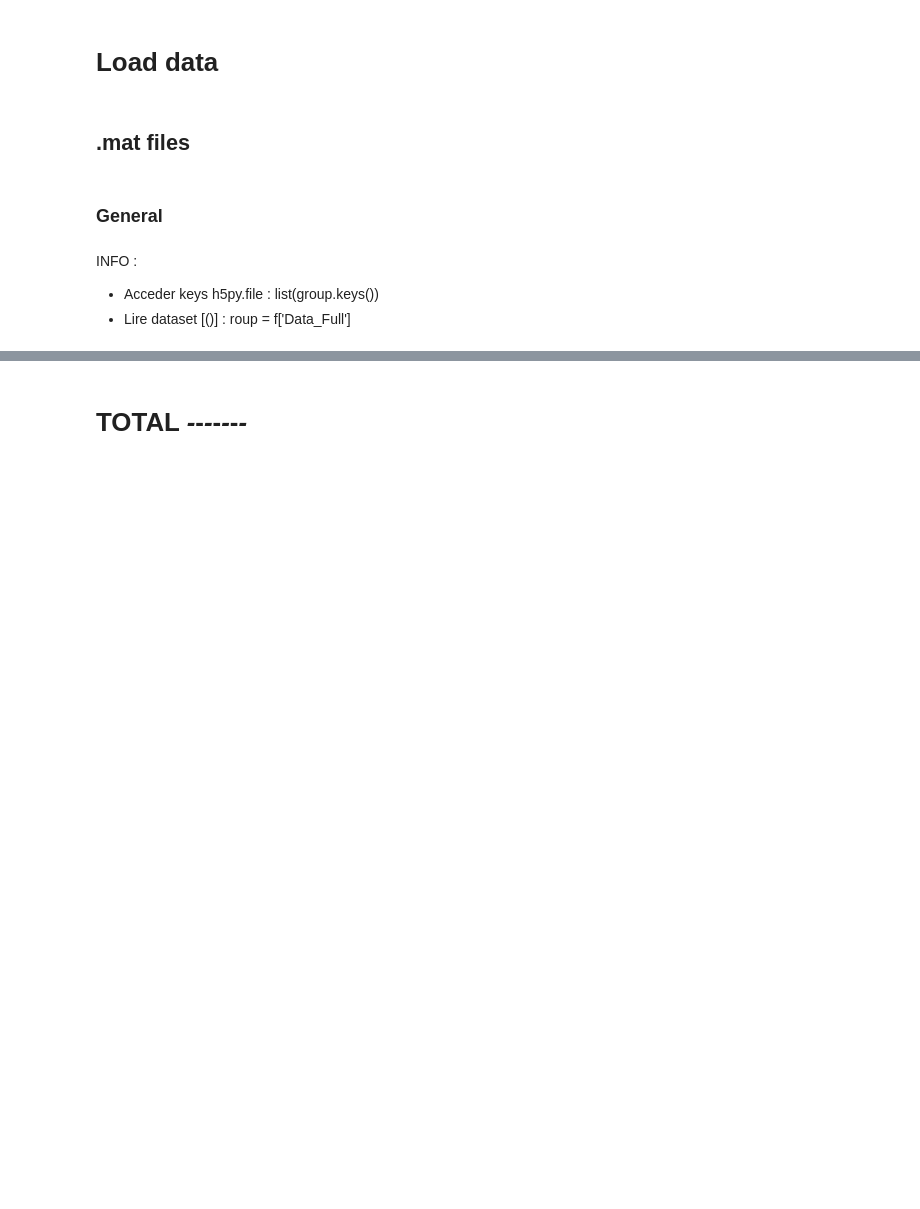
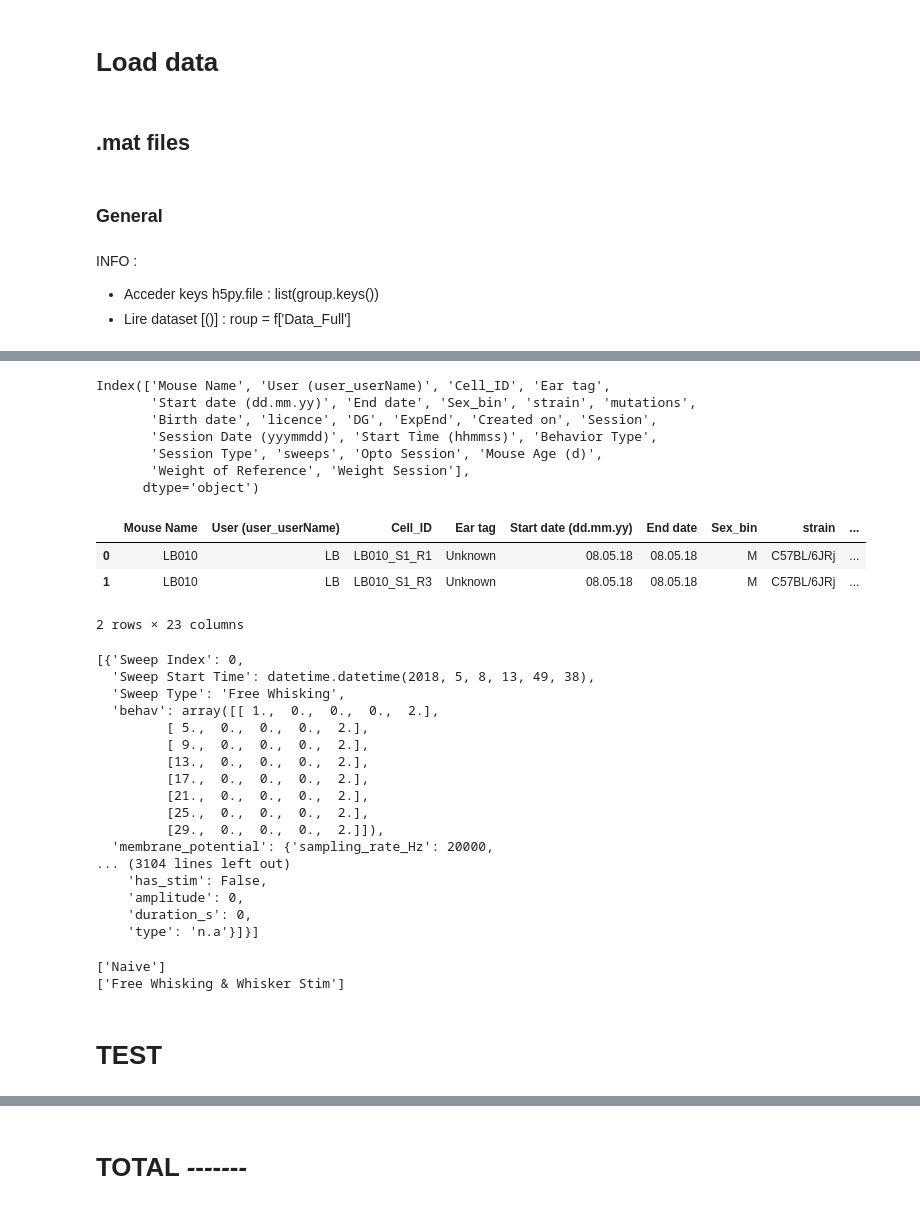
Before and after one commit to loris-fab/NWB_converter_PB, a Jupyter notebook: LO_NWB_conversion_PB.ipynb, the cells around one changed output, grey strips where cells are left out. Drawn from its saved outputs; the diff is of its cells as text; code cells hidden in the pictures; blank space fills up the shorter version.

```diff
--- a/LO_NWB_conversion_PB.ipynb
+++ b/LO_NWB_conversion_PB.ipynb
@@ -497,0 +36,9 @@ dataframe_csv_file.head(30)
+# %%
+#choice_mouses = [ "LB010", "LB011", "LB012", "LB013", "LB014", "LB015", "LB017", "LB018", "LB019", "LB021", "LB022", "LB023", "LB024", "LB025", "LB026", "LB027", "LB028", "LB030", "LB031", "LB032", "LB033", "LB034", "LB035", "LB036", "LB037", "LB039", "LB042", "LB043", "LB044", "LB045", "LB046", "LB047", "LS001", "LS003"]#, "SC014", "SC016", "SC017"] # All without SC
+#choice_mouses = [ "LB010",  "LB012", "LB013",  "LB015", "LB017","LB019",  "LB022", "LB023",  "LB025",  "LB027", "LB028",  "LB031", "LB032",  "LB034",  "LB036", "LB037", "LB039", "LB042", "LB043",  "LB045", "LB047", "LS001", "LS003"] #Semi-all
+#choice_mouses = ["LB010", "LB011", 'LB012', 'LB039', 'LB042', 'LS001']
+choice_mouses = ["LB010"]
+mat_file = mat_file
+#--------
+importlib.reload(converters.Initiation_nwb)
+csv_data = converters.Initiation_nwb.files_to_dataframe(mat_file = mat_file, choice_mouses = choice_mouses)
@@ -497,0 +51,46 @@ dataframe_csv_file.head(30)
+# %%
+display(csv_data.columns)
+display(csv_data[['Mouse Name', 'User (user_userName)', 'Cell_ID', 'Ear tag',
+        'Start date (dd.mm.yy)', 'End date', 'Sex_bin', 'strain', 'mutations',
+        'Birth date', 'licence', 'DG', 'ExpEnd', 'Created on', 'Session',
+        'Session Date (yyymmdd)', 'Start Time (hhmmss)', 'Behavior Type',
+        'Session Type', 'Opto Session', 'Mouse Age (d)', 'Weight of Reference',
+        'Weight Session']].head(5))
+display(csv_data.iloc[0]["sweeps"][:1])
+# %% [output]
+Index(['Mouse Name', 'User (user_userName)', 'Cell_ID', 'Ear tag',
+       'Start date (dd.mm.yy)', 'End date', 'Sex_bin', 'strain', 'mutations',
+       'Birth date', 'licence', 'DG', 'ExpEnd', 'Created on', 'Session',
+       'Session Date (yyymmdd)', 'Start Time (hhmmss)', 'Behavior Type',
+       'Session Type', 'sweeps', 'Opto Session', 'Mouse Age (d)',
+       'Weight of Reference', 'Weight Session'],
+      dtype='object')
+|  | Mouse Name | User (user_userName) | Cell_ID | Ear tag | Start date (dd.mm.yy) | End date | Sex_bin | strain | ... |
+| 0 | LB010 | LB | LB010_S1_R1 | Unknown | 08.05.18 | 08.05.18 | M | C57BL/6JRj | ... |
+| 1 | LB010 | LB | LB010_S1_R3 | Unknown | 08.05.18 | 08.05.18 | M | C57BL/6JRj | ... |
+2 rows × 23 columns
+[{'Sweep Index': 0,
+  'Sweep Start Time': datetime.datetime(2018, 5, 8, 13, 49, 38),
+  'Sweep Type': 'Free Whisking',
+  'behav': array([[ 1.,  0.,  0.,  0.,  2.],
+         [ 5.,  0.,  0.,  0.,  2.],
+         [ 9.,  0.,  0.,  0.,  2.],
+         [13.,  0.,  0.,  0.,  2.],
+         [17.,  0.,  0.,  0.,  2.],
+         [21.,  0.,  0.,  0.,  2.],
+         [25.,  0.,  0.,  0.,  2.],
+         [29.,  0.,  0.,  0.,  2.]]),
+  'membrane_potential': {'sampling_rate_Hz': 20000,
+... (3104 lines left out)
+    'has_stim': False,
+    'amplitude': 0,
+    'duration_s': 0,
+    'type': 'n.a'}]}]
+# %%
+print(csv_data["Session Type"].unique())
+print(csv_data["Behavior Type"].unique())
+# %% [output]
+['Naive']
+['Free Whisking & Whisker Stim']
+# %% [markdown]
+# TEST
```
Also changed, not shown: parts of 16 cells of this notebook, 4 other files.
